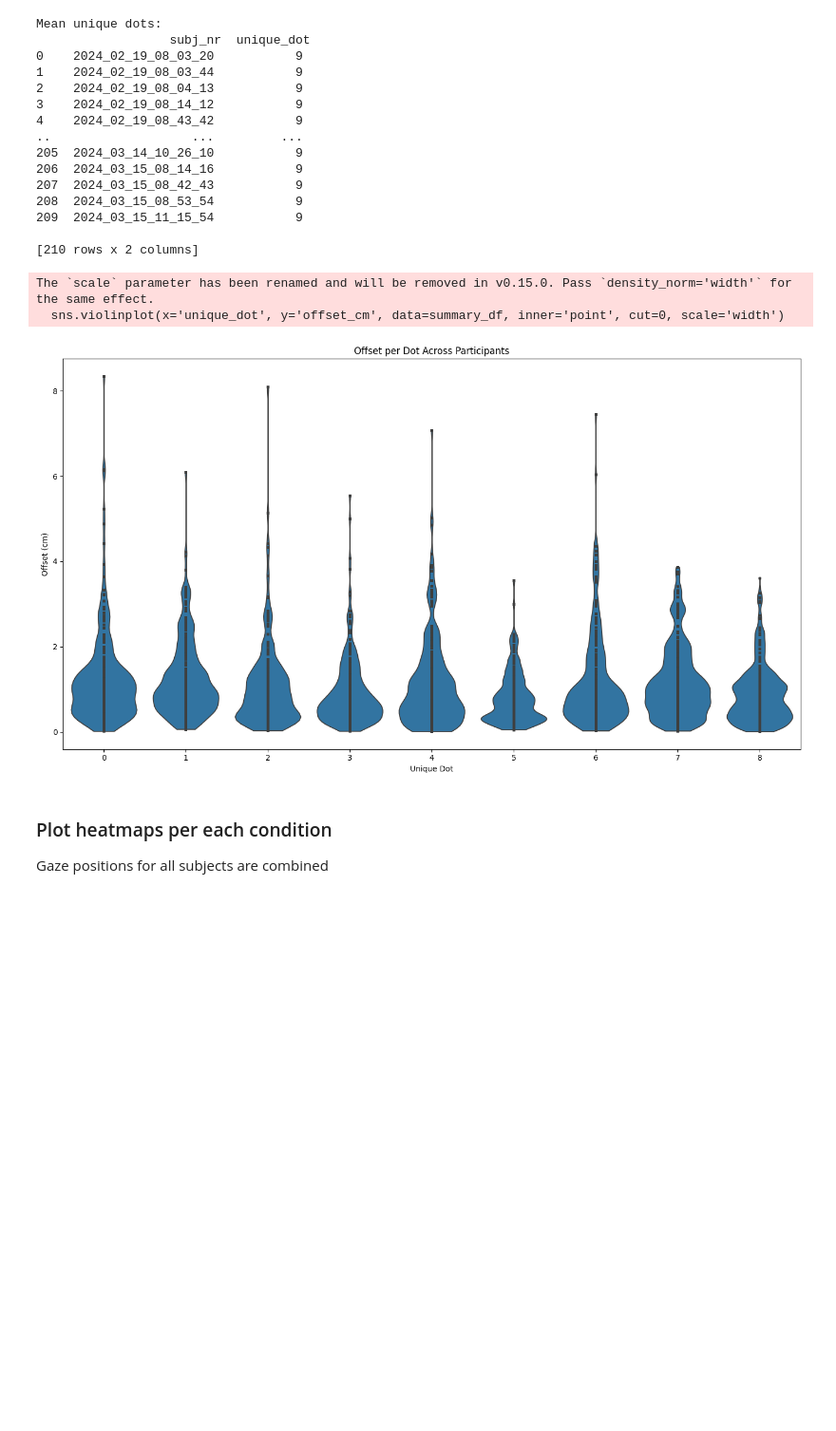
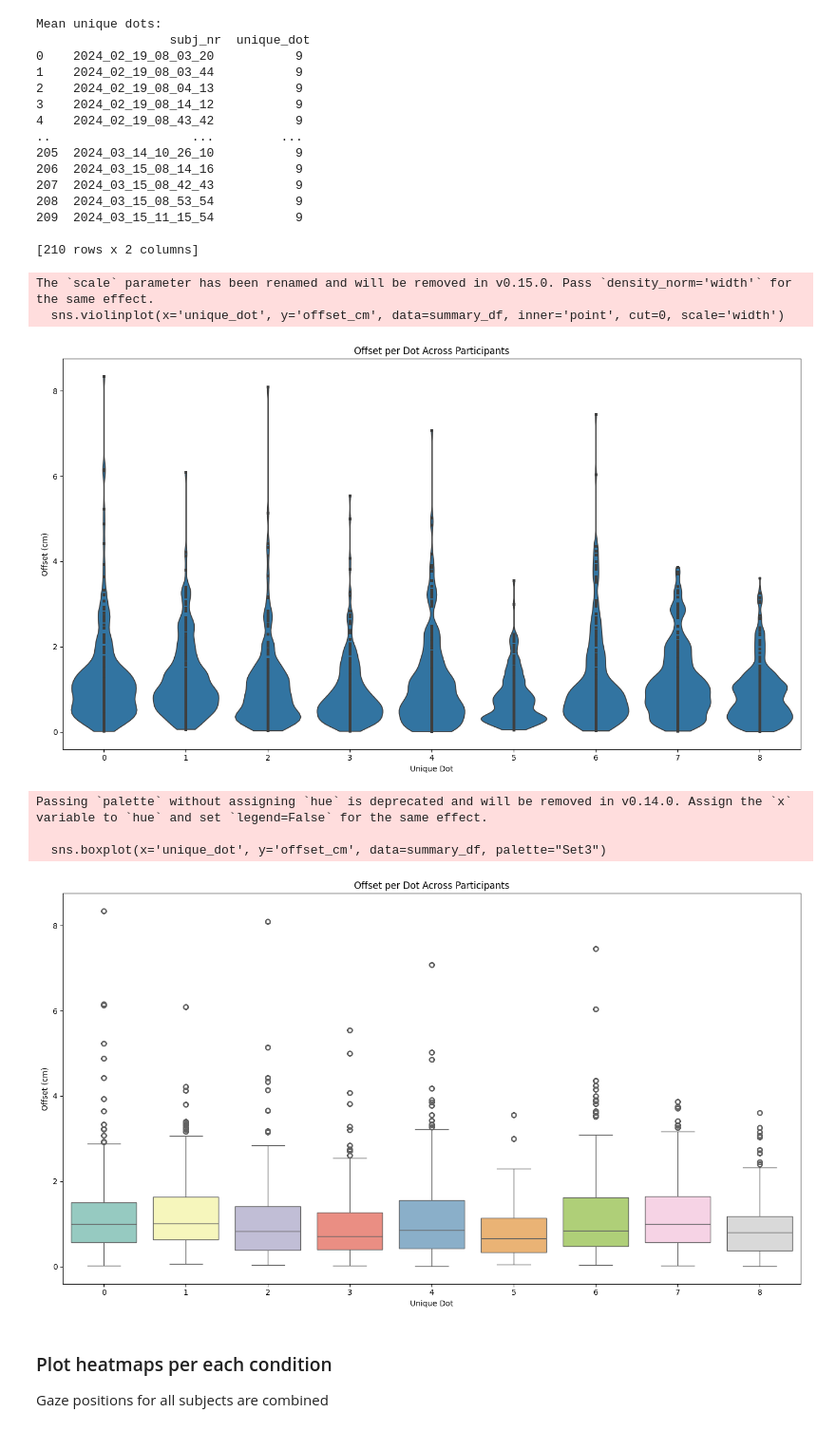
Before and after one commit to artembelopolsky/DeepEye_analyze, a Jupyter notebook: deepeye_analyze_VBLDress1_calibration.ipynb, the cells around one changed output. Shown at 95% size. Saved outputs shown, nothing was run; the diff lists cells and outputs as text; code cells hidden in the pictures; blank space fills up the shorter version.

Commit message:
added box plot

```diff
--- a/deepeye_analyze_VBLDress1_calibration.ipynb
+++ b/deepeye_analyze_VBLDress1_calibration.ipynb
@@ -452,34 +452,40 @@ def plot_offset_per_dot(summary_df, scale_factor, plot_type='violin'):
     # Set up the figure and axis
     plt.figure(figsize=(14, 8))
 
     # Apply scaling factor to convert to cm if necessary
     summary_df['offset_cm'] = summary_df['offset_px'] * scale_factor
 
     # Choose the plot type
     if plot_type == 'violin':
         sns.violinplot(x='unique_dot', y='offset_cm', data=summary_df, inner='point', cut=0, scale='width')
     elif plot_type == 'swarm':
-        sns.swarmplot(x='unique_dot', y='offset_cm', data=summary_df, color='b', alpha=0.6)
+        # sns.swarmplot(x='unique_dot', y='offset_cm', data=summary_df, color='b', alpha=0.6)
+        # sns.stripplot(x='unique_dot', y='offset_cm', data=summary_df, color='b', alpha=0.6, jitter=True)
+        sns.boxplot(x='unique_dot', y='offset_cm', data=summary_df, palette="Set3")
     else:
         print("Unsupported plot type. Choose 'violin' or 'swarm'.")
         return
 
     # Set labels and title
     plt.xlabel('Unique Dot')
     plt.ylabel('Offset (cm)')
     plt.title('Offset per Dot Across Participants')
 
     # Show plot
     plt.tight_layout()
     plt.show()
 
 # Call the function
 plot_offset_per_dot(summary_df_all, all_df['scale_cm_in_px'].iloc[0], plot_type='violin')
 plot_offset_per_dot(summary_df_all, all_df['scale_cm_in_px'].iloc[0], plot_type='swarm')
 # %% [output]
 The `scale` parameter has been renamed and will be removed in v0.15.0. Pass `density_norm='width'` for the same effect.
   sns.violinplot(x='unique_dot', y='offset_cm', data=summary_df, inner='point', cut=0, scale='width')
 [figure]
+Passing `palette` without assigning `hue` is deprecated and will be removed in v0.14.0. Assign the `x` variable to `hue` and set `legend=False` for the same effect.
+
+  sns.boxplot(x='unique_dot', y='offset_cm', data=summary_df, palette="Set3")
+[figure, added]
 # %%
 # Path to data folders
 path_to_folders = 'C:/Users/aby600/Dropbox/DeepEye_Pilots/VBL_Exp1/data/approved/data'
```
